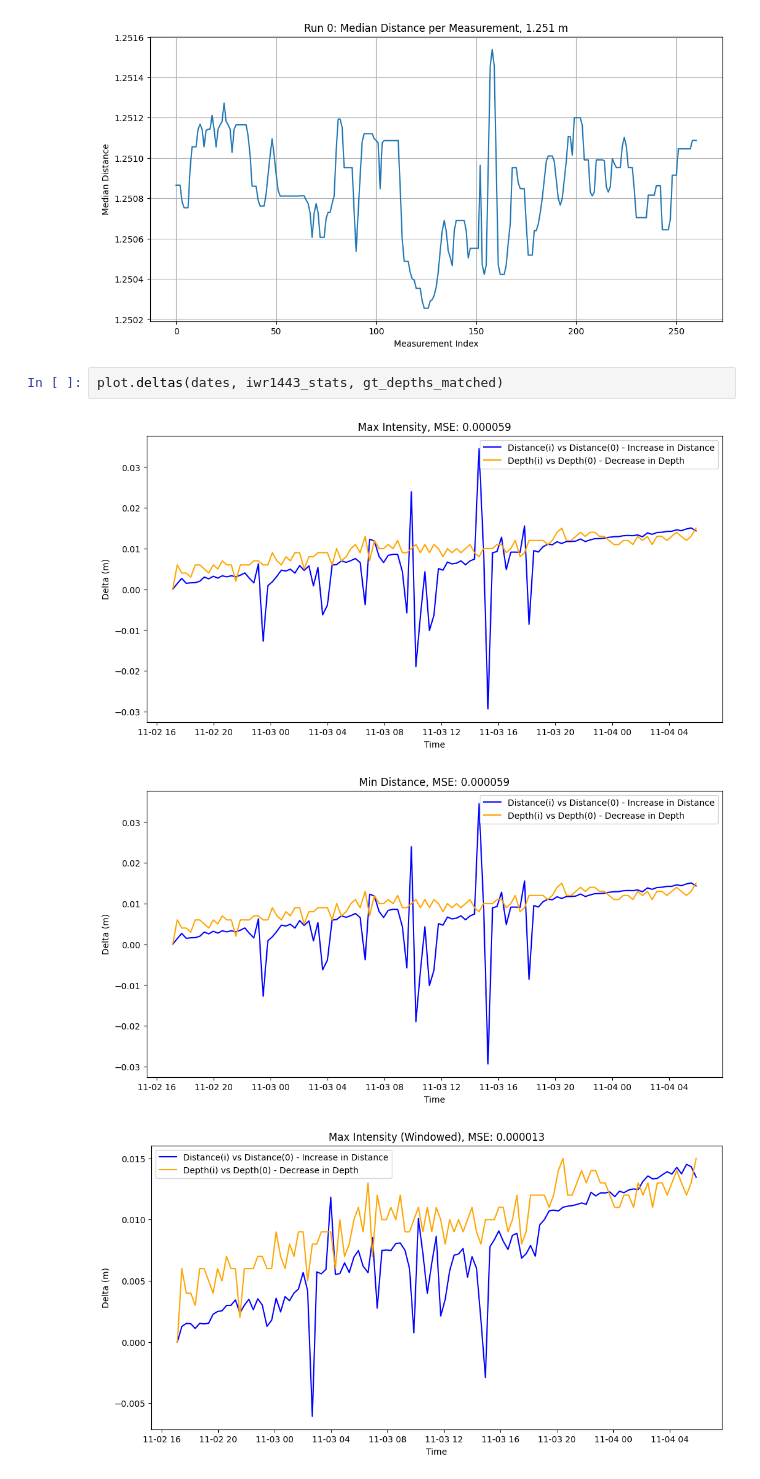
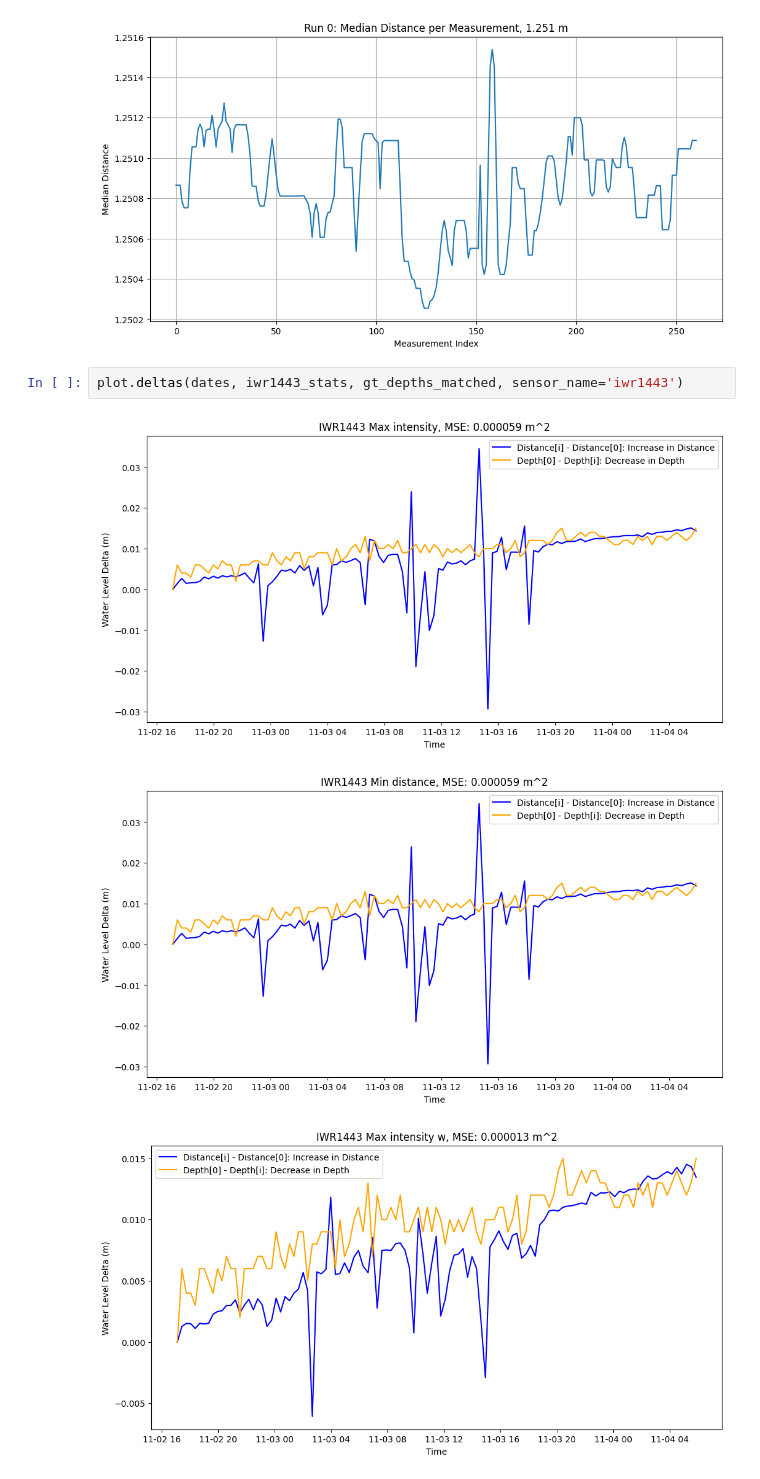
Before and after one commit to arpg/radar-water-monitoring, a Jupyter notebook: plot.ipynb, the cells around one changed output. Cells and saved outputs as stored; diff of their text form.

```diff
--- a/plot.ipynb
+++ b/plot.ipynb
@@ -103,8 +103,8 @@ plot.stats(iwr1443_stats, run_index=0)
 [figure]
 [figure]
 # %%
-plot.deltas(dates, iwr1443_stats, gt_depths_matched)
+plot.deltas(dates, iwr1443_stats, gt_depths_matched, sensor_name='iwr1443')
 # %% [output]
-[figure, old version]
+[figure, new version]
-[figure, old version]
+[figure, new version]
-[figure, old version]
+[figure, new version]
```
Also changed, not shown: parts of 26 cells of this notebook, 3 other files.
